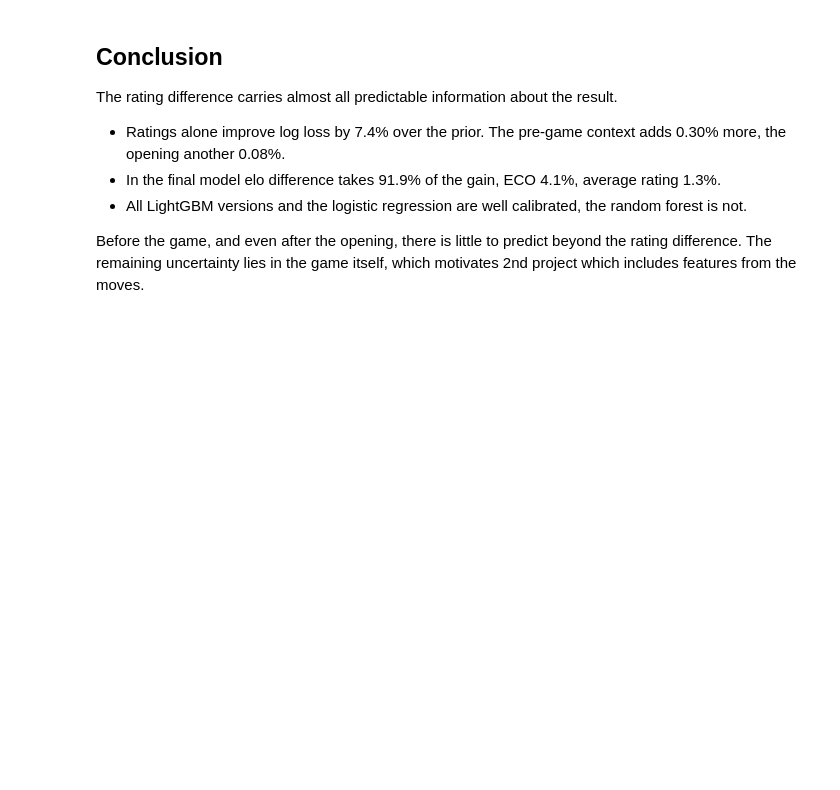
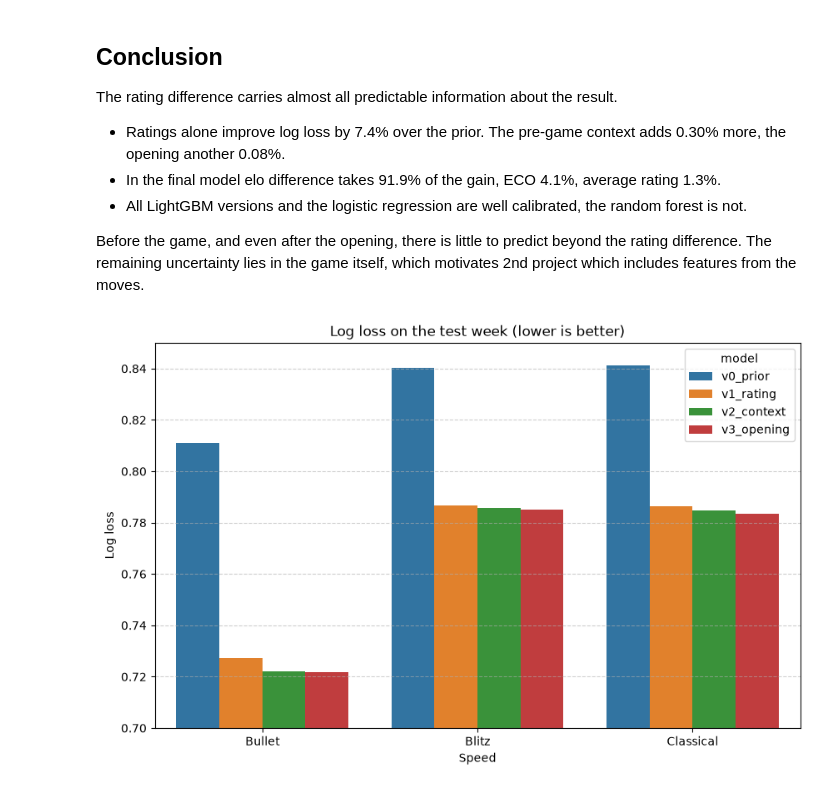
Before and after one commit to Paskoi/lichess-beyond-rating, a Jupyter notebook: notebooks/02_result_model.ipynb, the cells around one changed output. Drawn from its saved outputs; the diff is of its cells as text; code cells hidden in the pictures; blank space fills up the shorter version.

```diff
--- a/notebooks/02_result_model.ipynb
+++ b/notebooks/02_result_model.ipynb
@@ -456,3 +456,21 @@ The rating difference carries almost all predictable information about the resul
 
 Before the game, and even after the opening, there is little to predict beyond the rating difference.
 The remaining uncertainty lies in the game itself, which motivates 2nd project which includes features from the moves.
+# %%
+from pathlib import Path
+
+Path("../images").mkdir(exist_ok=True)
+
+plot_res = test_res[test_res["speed"] != "all"]
+
+plt.figure(figsize=(10, 6))
+sns.barplot(data=plot_res, x="speed", y="log_loss", hue="model")
+plt.ylim(0.7, 0.85)
+plt.grid(axis="y", linestyle="--", alpha=0.6)
+plt.title("Log loss on the test week (lower is better)")
+plt.xlabel("Speed")
+plt.ylabel("Log loss")
+plt.savefig("../images/result_model_test_logloss.png", dpi=150, bbox_inches="tight")
+plt.show()
+# %% [output]
+[figure, added]
```
Also changed, not shown: 4 other files.
